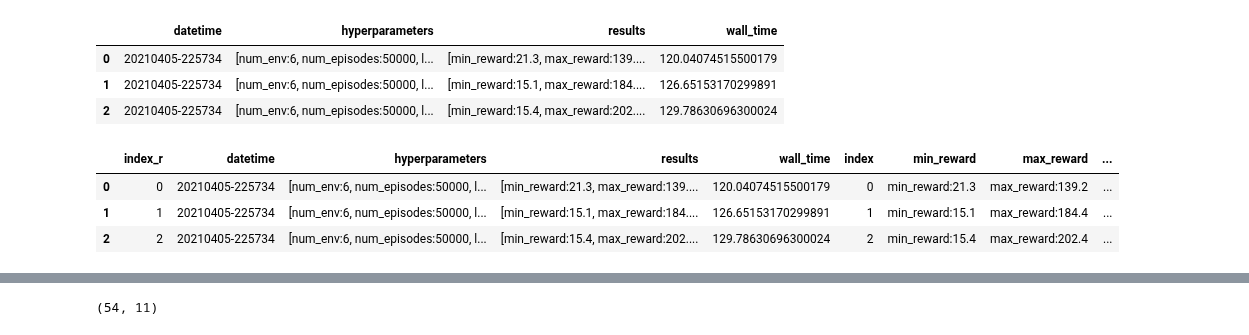
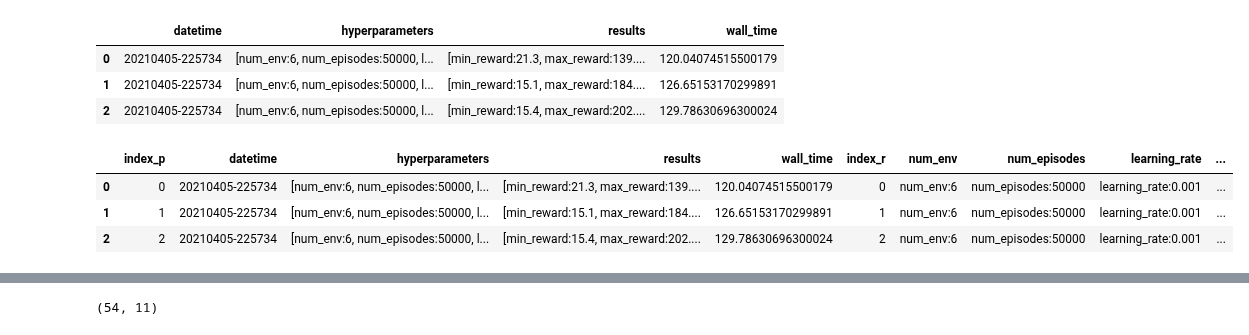
Before and after one commit to feiphoon/inm707-joint-coursework, a Jupyter notebook: src/cartpole/actor_critic_train_analysis.ipynb, the cells around one changed output, grey strips where cells are left out. Cells and saved outputs as stored; diff of their text form; code cells hidden in the pictures.

```diff
--- a/src/cartpole/actor_critic_train_analysis.ipynb
+++ b/src/cartpole/actor_critic_train_analysis.ipynb
@@ -81,11 +85,11 @@ flattened_hyperparameters_df.reset_index(level=0, inplace=True)
 flattened_results_df.reset_index(level=0, inplace=True)
 # %%
 preprocessed_results_df = results_df.join(flattened_hyperparameters_df, on="index", lsuffix="_p")
-preprocessed_results_df = results_df.join(flattened_results_df, on="index", lsuffix="_r")
+preprocessed_results_df = preprocessed_results_df.join(flattened_results_df, on="index", lsuffix="_r")
 preprocessed_results_df.head(3)
 # %% [output]
-|  | index_r | datetime | hyperparameters | results | wall_time | index | min_reward | max_reward | ... |
-| 0 | 0 | 20210405-225734 | [num_env:6, num_episodes:50000, l... | [min_reward:21.3, max_reward:139.... | 120.04074515500179 | 0 | min_reward:21.3 | max_reward:139.2 | ... |
-| 1 | 1 | 20210405-225734 | [num_env:6, num_episodes:50000, l... | [min_reward:15.1, max_reward:184.... | 126.65153170299891 | 1 | min_reward:15.1 | max_reward:184.4 | ... |
-| 2 | 2 | 20210405-225734 | [num_env:6, num_episodes:50000, l... | [min_reward:15.4, max_reward:202.... | 129.78630696300024 | 2 | min_reward:15.4 | max_reward:202.4 | ... |
+|  | index_p | datetime | hyperparameters | results | wall_time | index_r | num_env | num_episodes | learning_rate | ... |
+| 0 | 0 | 20210405-225734 | [num_env:6, num_episodes:50000, l... | [min_reward:21.3, max_reward:139.... | 120.04074515500179 | 0 | num_env:6 | num_episodes:50000 | learning_rate:0.001 | ... |
+| 1 | 1 | 20210405-225734 | [num_env:6, num_episodes:50000, l... | [min_reward:15.1, max_reward:184.... | 126.65153170299891 | 1 | num_env:6 | num_episodes:50000 | learning_rate:0.001 | ... |
+| 2 | 2 | 20210405-225734 | [num_env:6, num_episodes:50000, l... | [min_reward:15.4, max_reward:202.... | 129.78630696300024 | 2 | num_env:6 | num_episodes:50000 | learning_rate:0.001 | ... |
 # %%
```
Also changed, not shown: parts of 12 cells of this notebook.
